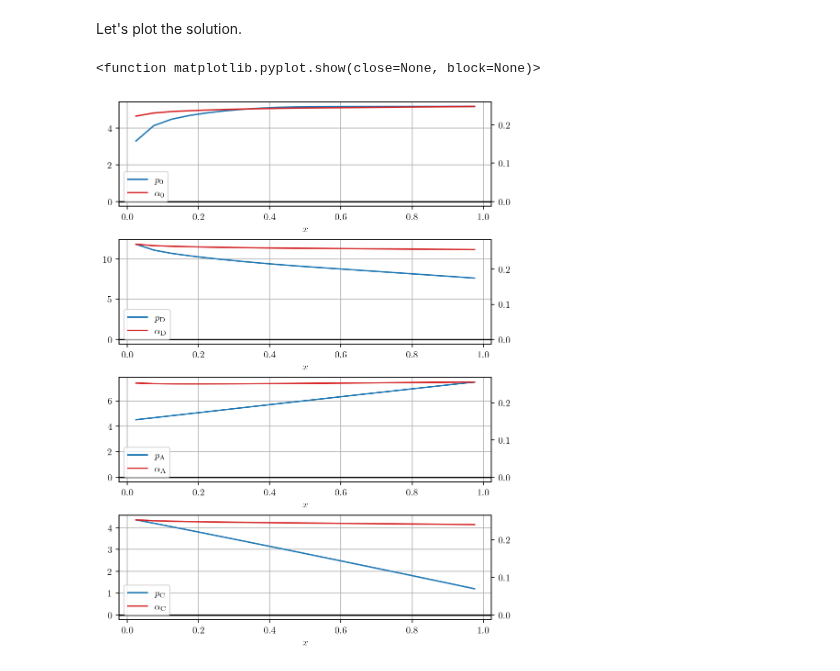
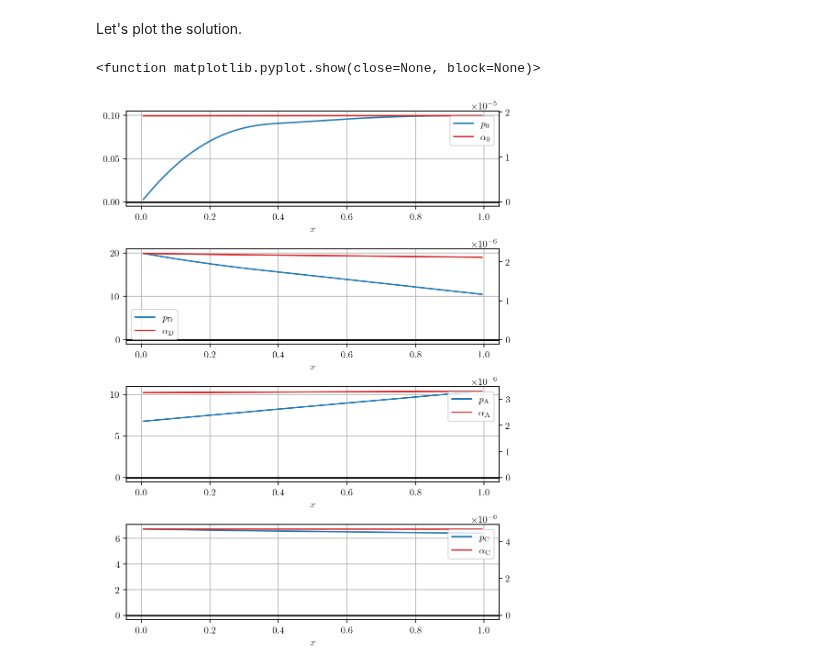
Before and after one commit to mathmd/kidney, a Jupyter notebook: simp_kidney/simp_kidney.ipynb, the cells around one changed output. Drawn from its saved outputs; the diff is of its cells as text; code cells hidden in the pictures.

```diff
--- a/simp_kidney/simp_kidney.ipynb
+++ b/simp_kidney/simp_kidney.ipynb
@@ -281,8 +380,8 @@ def pressure_res(k,alpha,p):
 # %% [markdown]
 Finally, we put everything together:
 # %%
-# def implicit_func_res(y_1,y_0,GFR=1,vcflow=0,papflow=1): # y is a 16*N-array
-def implicit_func_res(y_1,y_0,GFR=1,p_vas=10): # y is a 16*N-array
+# def implicit_func_res(y_1,y_0,PCT_flow=1,vcflow=0,papflow=1): # y is a 16*N-array
+def implicit_func_res(y_1,y_0,PCT_flow=F_PCT,p_vas=P_v,p_pap=P_p): # y is a 16*N-array
     alpha_1 = y_1[:4*N].reshape([4,N])
     alpha_0 = y_0[:4*N].reshape([4,N])
     c_1 = y_1[4*N:(4+(2*4))*N].reshape([2,4,N])
@@ -294,12 +393,15 @@ def implicit_func_res(y_1,y_0,GFR=1,p_vas=10): # y is a 16*N-array
     res_c = res[4*N:(4+(2*4))*N].reshape([2,4,N])
     res_p = res[12*N:(12+4)*N].reshape([4,N])
 
+    y = np.array([c_1[0,3,0],c_1[1,3,0],p_junction(2,alpha_1,c_1,p)])
+    DCT_junc = fsolve(DCT_junction,y,args=(alpha_1,c_1,p))
+
     for k in range(4):
-        # res_alpha[k,:] = water_res(k,alpha_1,alpha_0,c_1,p,GFR,vcflow,papflow)
-        res_alpha[k,:] = water_res(k,alpha_1,alpha_0,c_1,p,GFR,p_vas)
+        # res_alpha[k,:] = water_res(k,alpha_1,alpha_0,c_1,p,PCT_flow,vcflow,papflow)
+        res_alpha[k,:] = water_res(k,alpha_1,alpha_0,c_1,p,DCT_junc[2],PCT_flow,p_vas,p_pap)
         for i in range(2):
-            # res_c[i,k,:] = solute_res(i,k,alpha_1,alpha_0,c_1,c_0,p,GFR,vcflow,papflow)
-            res_c[i,k,:] = solute_res(i,k,alpha_1,alpha_0,c_1,c_0,p,GFR,p_vas)
+            # res_c[i,k,:] = solute_res(i,k,alpha_1,alpha_0,c_1,c_0,p,PCT_flow,vcflow,papflow)
+            res_c[i,k,:] = solute_res(i,k,alpha_1,alpha_0,c_1,c_0,p,DCT_junc,PCT_flow,p_vas,p_pap)
         res_p[k,:] = pressure_res(k,alpha_1,p)
 
     return res
@@ -341,51 +456,57 @@ p_vessel = p_init[0,0].copy()
 # R_vessel = 10
 # %%
 y = y_init.copy()
+m = 1
 
-steps = 50
-dt = 0.1
+steps = 2500
+dt = 10
 
 for n in range(steps):
-    # GFR = .5*np.tanh(n*dt/10)
-    # GFR = 5*np.tanh(n*dt/10)
-    GFR = np.minimum(1,n*dt/2)*2.5
-    # GFR = np.tanh(n/10)*(np.sin(n*np.pi/20))/4
+    # PCT_flow = .5*np.tanh(n*dt/10)
+    # PCT_flow = 5*np.tanh(n*dt/10)
+    PCT_flow = F_PCT
+    # PCT_flow = np.tanh(n/10)*(np.sin(n*np.pi/20))/4
     y = np.vstack((y,np.zeros(16*N)))
     y_0 = y[-2,:]
     y_1 = y[-1,:]
     y_1[:] = y_0[:].copy()
-    y_1[:] = fsolve(implicit_func_res,y_1,args=(y_0,GFR,p_vessel))
+    y_1[:] = fsolve(implicit_func_res,y_1,args=(y_0,PCT_flow,P_v,P_p))
 
-y_alpha = y[:,:4*N].reshape([steps+1,4,N])
-y_c = y[:,4*N:(4+(2*4))*N].reshape([steps+1,2,4,N])
-y_p = y[:,12*N:(12+4)*N].reshape([steps+1,4,N])
+from winsound import Beep
+Beep(300, 200)
+Beep(300, 200)
+Beep(300, 200)
+
+y_alpha = y[:,:4*N].reshape([m*steps+1,4,N])
+y_c = y[:,4*N:(4+(2*4))*N].reshape([m*steps+1,2,4,N])
+y_p = y[:,12*N:(12+4)*N].reshape([m*steps+1,4,N])
 # %% [markdown]
 Let's plot the solution.
 # %%
 compartments = ['0','\mathrm{D}','\mathrm{A}','\mathrm{C}']
 medulla = np.linspace(dx/2,1-dx/2,N)
 fig, ax1 = plt.subplots(4,constrained_layout=True,figsize=(6,8))
 plt.rcParams['text.usetex'] = True
 for k in range(4):
     ax1[k].grid(True, which='both')
     ax1[k].axhline(y=0, color='k')
-    plot1 = ax1[k].plot(medulla,y_p[-1,k,:],label=r'$p_{}$'.format(compartments[k]))
+    plot1 = ax1[k].plot(medulla,y_p[-1,k,:]*pressure,label=r'$p_{}$'.format(compartments[k]))
     ax2 = ax1[k].twinx()
     ax2.axhline(y=0, color='k')
-    plot2 = ax2.plot(medulla,y_alpha[-1,k,:],label=r'$\alpha_{}$'.format(compartments[k]),color='tab:red')
+    plot2 = ax2.plot(medulla,y_alpha[-1,k,:]*area_tot,label=r'$\alpha_{}$'.format(compartments[k]),color='tab:red')
     # ax1[k].legend()
     # ax2.legend()
     plot = plot1+plot2
     labels = [l.get_label() for l in plot]
     # ax1[k].legend(plot, labels)
     ax2.legend(plot, labels)
 
 plt.setp(ax1[:], xlabel=r"$x$")
 # plt.setp(ax[:], ylabel=r"$$")
 plt.show
 # %% [output]
 <function matplotlib.pyplot.show(close=None, block=None)>
-[figure, old version]
+[figure, new version]
 # %%
 solutes = ['\mathrm{salt}','\mathrm{urea}']
 fig, ax1 = plt.subplots(4,constrained_layout=True,figsize=(6,8))
```
Also changed, not shown: parts of 20 cells of this notebook, 7 other files.
